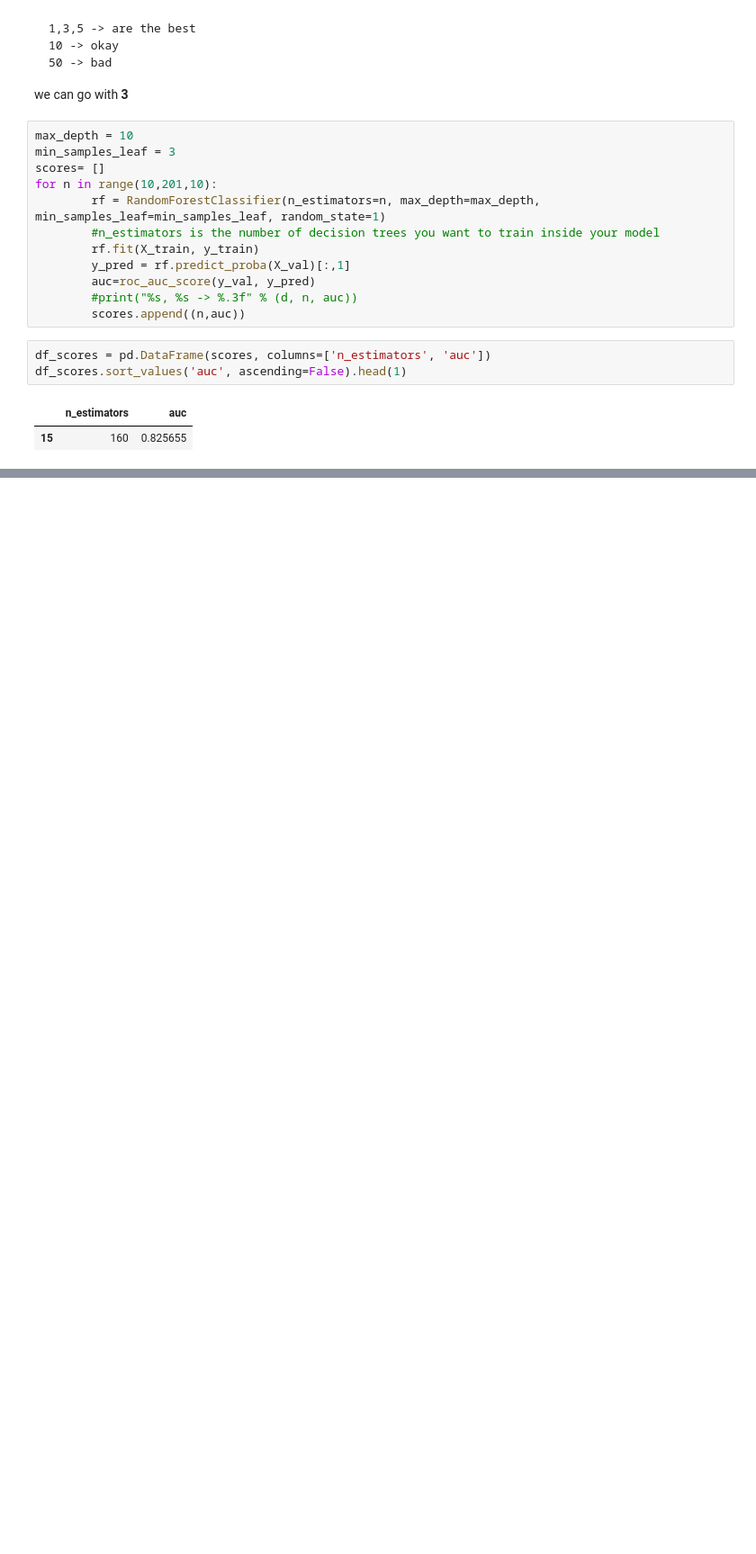
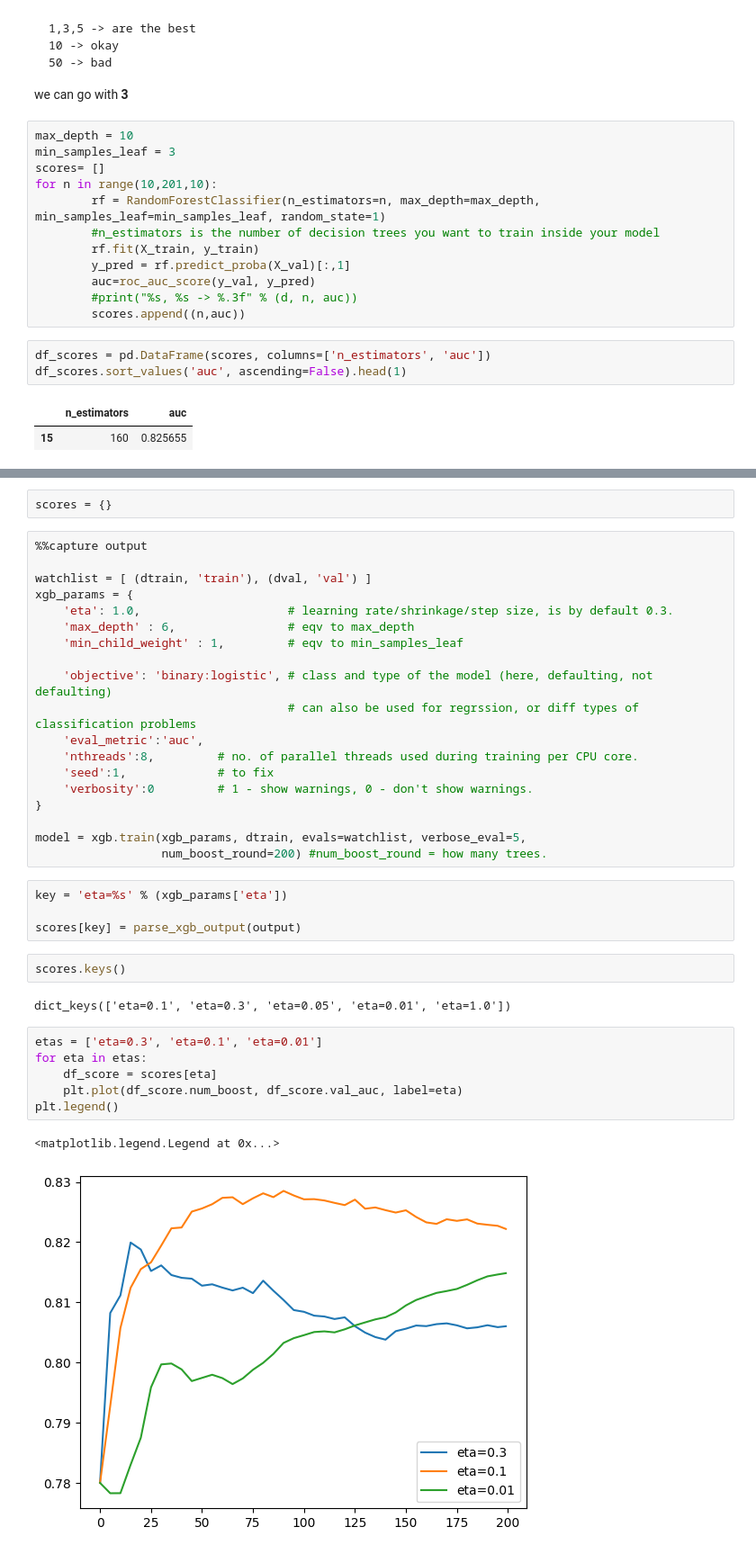
Before and after one commit to Rimsha-Bashir/machine-learning-zoomcamp, a Jupyter notebook: module-6/credit-risk-project.ipynb, the cells around one changed output, grey strips where cells are left out. Shown at 90% size. Saved outputs shown, nothing was run; the diff lists cells and outputs as text; blank space fills up the shorter version.

```diff
--- a/module-6/credit-risk-project.ipynb
+++ b/module-6/credit-risk-project.ipynb
@@ -747,0 +941,38 @@ df_scores.sort_values('auc', ascending=False).head(1)
+# %%
+scores = {}
+# %%
+%%capture output
+
+watchlist = [ (dtrain, 'train'), (dval, 'val') ]
+xgb_params = {
+    'eta': 1.0,                     # learning rate/shrinkage/step size, is by default 0.3.
+    'max_depth' : 6,                # eqv to max_depth
+    'min_child_weight' : 1,         # eqv to min_samples_leaf
+
+    'objective': 'binary:logistic', # class and type of the model (here, defaulting, not defaulting)
+                                    # can also be used for regrssion, or diff types of classification problems
+    'eval_metric':'auc',
+    'nthreads':8,         # no. of parallel threads used during training per CPU core.
+    'seed':1,             # to fix
+    'verbosity':0         # 1 - show warnings, 0 - don't show warnings.
+}
+
+model = xgb.train(xgb_params, dtrain, evals=watchlist, verbose_eval=5,
+                  num_boost_round=200) #num_boost_round = how many trees.
+# %%
+key = 'eta=%s' % (xgb_params['eta'])
+
+scores[key] = parse_xgb_output(output)
+# %%
+scores.keys()
+# %% [output]
+dict_keys(['eta=0.1', 'eta=0.3', 'eta=0.05', 'eta=0.01', 'eta=1.0'])
+# %%
+etas = ['eta=0.3', 'eta=0.1', 'eta=0.01']
+for eta in etas:
+    df_score = scores[eta]
+    plt.plot(df_score.num_boost, df_score.val_auc, label=eta)
+plt.legend()
+# %% [output]
+<matplotlib.legend.Legend at 0x...>
+[figure, added]
```
Also changed, not shown: parts of 43 cells of this notebook, 1 other file.
